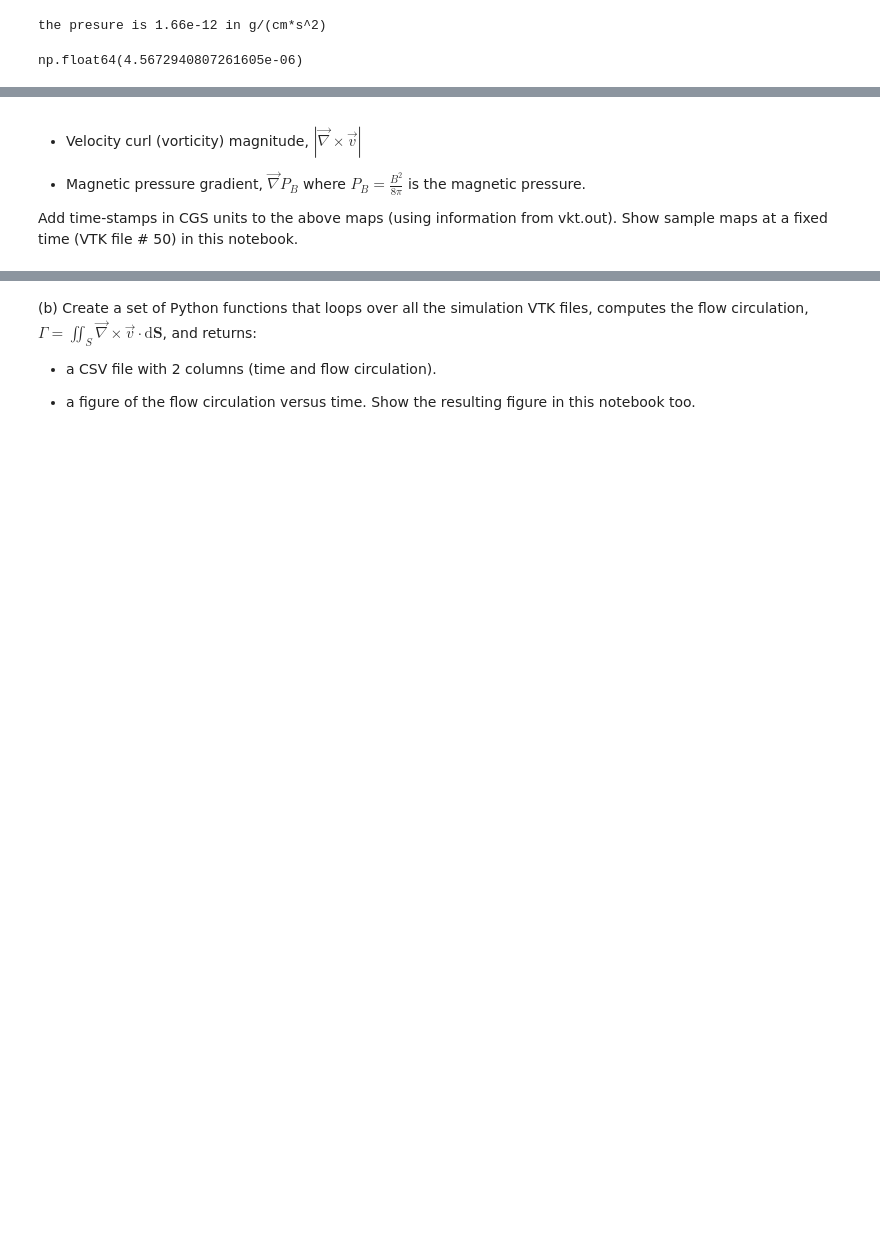
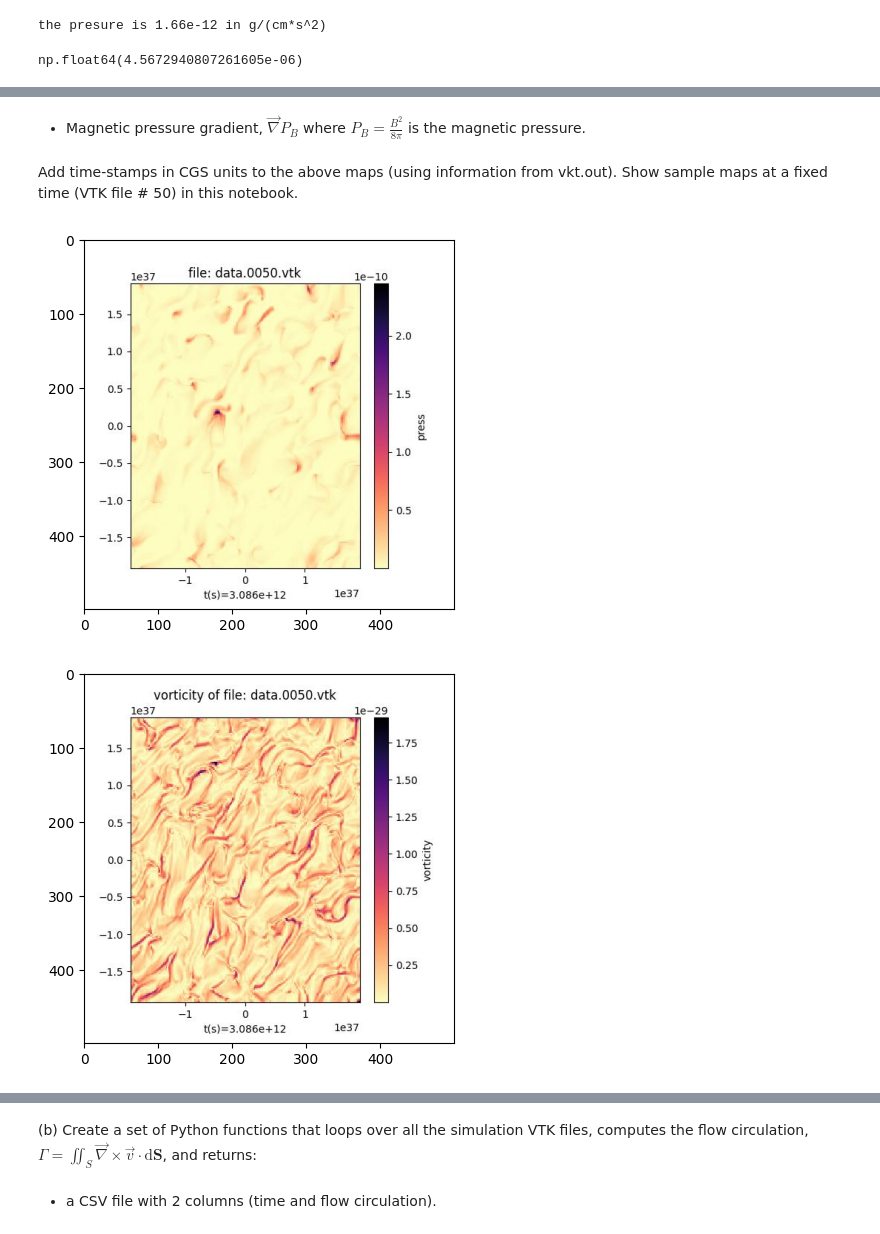
Before and after one commit to BadyMejia/documentos-para-subir, a Jupyter notebook: homework2.ipynb, the cells around one changed output, grey strips where cells are left out. Drawn from its saved outputs; the diff is of its cells as text; code cells hidden in the pictures; blank space fills up the shorter version.

```diff
--- a/homework2.ipynb
+++ b/homework2.ipynb
@@ -264,0 +308,2 @@ os.getcwd()
+# %% [markdown]
+- Magnetic pressure gradient, $\vec{\nabla}P_B$ where $P_B=\frac{B^2}{8\pi}$ is the magnetic pressure.
@@ -265,6 +373,29 @@ os.getcwd()
 # %% [markdown]
-- Velocity curl (vorticity) magnitude, $|\vec\nabla\times \vec v|$
 
-- Magnetic pressure gradient, $\vec{\nabla}P_B$ where $P_B=\frac{B^2}{8\pi}$ is the magnetic pressure.
 
 Add time-stamps in CGS units to the above maps (using information from vkt.out). Show sample maps at a fixed time (VTK file # 50) in this notebook.
+# %%
+import matplotlib.image as mping
+pressure=mping.imread(ubication_principal+'/output_n/pressure/data.0050.jpg')
+vorticity=mping.imread(ubication_principal+'/output_n/vorticity/data.0050.jpg')
+Mag=mping.imread(ubication_principal+'/output_n/Magnetic pressure/data.0050.jpg')
+
+plt.figure()
+
+plt.imshow(pressure)
+
+plt.show()
+
+plt.figure()
+
+plt.imshow(vorticity)
+
+plt.show()
+plt.figure()
+
+plt.imshow(Mag)
+
+plt.show()
+# %% [output]
+[figure, added]
+[figure, added]
@@ -271,6 +403,5 @@ Add time-stamps in CGS units to the above maps (using information from vkt.out).
 # %% [markdown]
 (b) Create a set of Python functions that loops over all the simulation VTK files, computes the flow circulation, $\Gamma = \iint_S \vec\nabla\times \vec v \cdot \mathrm{d}\mathbf{S}$, and returns:
-
-- a CSV file with 2 columns (time and flow circulation).
-
-- a figure of the flow circulation versus time. Show the resulting figure in this notebook too.
+# %% [markdown]
+
+- a CSV file with 2 columns (time and flow circulation).
```
Also changed, not shown: parts of 30 cells of this notebook.
